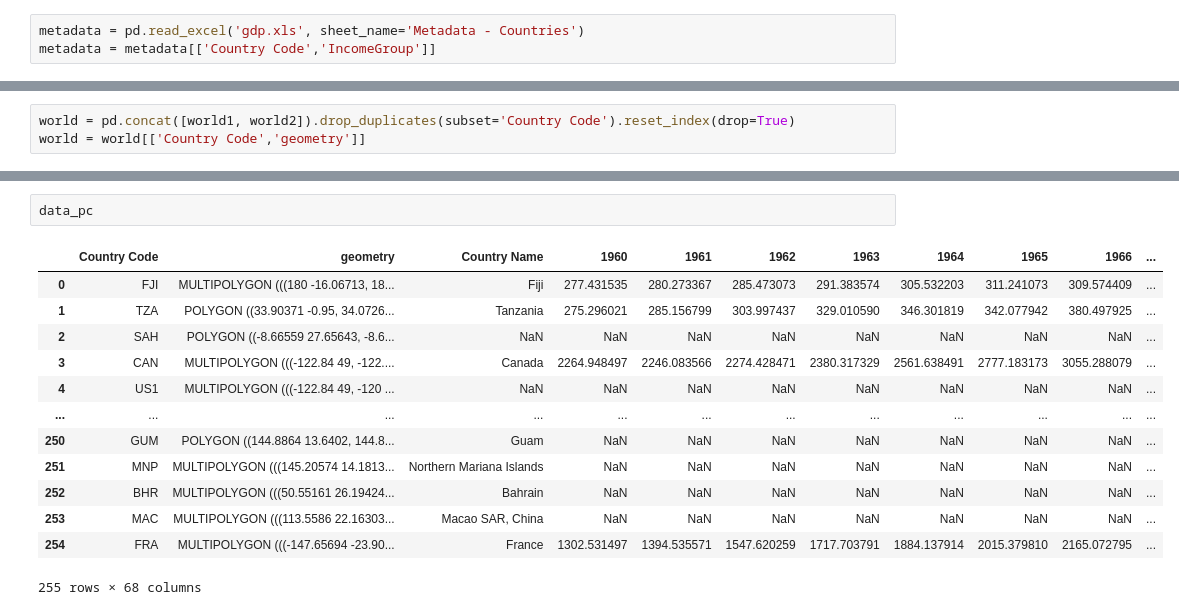
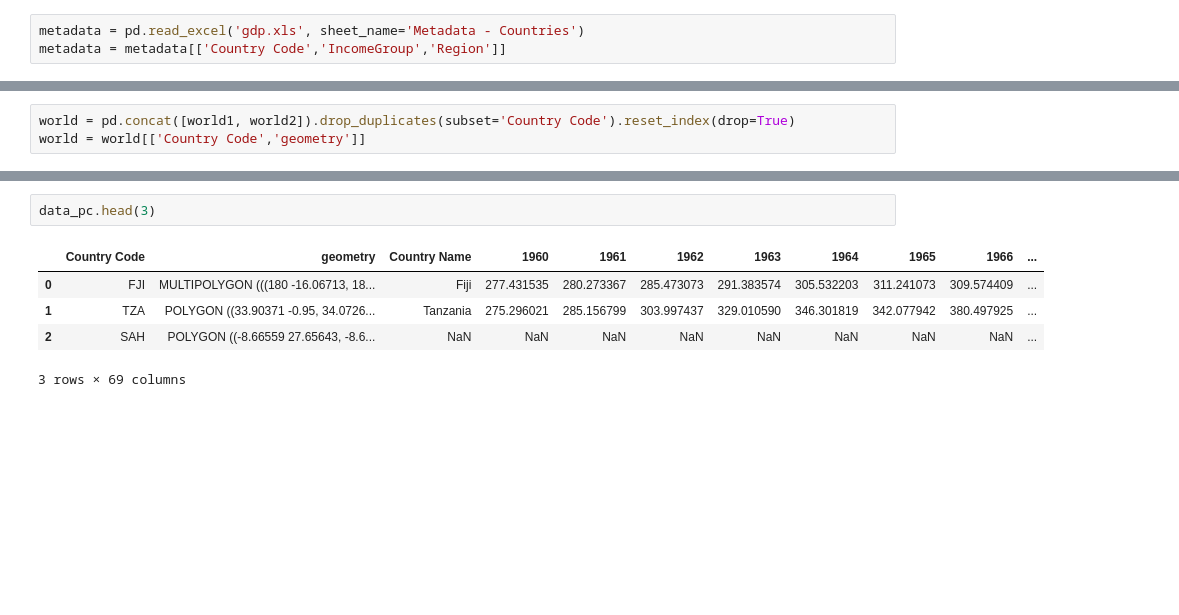
Before and after one commit to coalbush03/GDP-python-analysis, a Jupyter notebook: projekt.ipynb, the cells around one changed output, grey strips where cells are left out. Drawn from its saved outputs; the diff is of its cells as text; blank space fills up the shorter version.

```diff
--- a/projekt.ipynb
+++ b/projekt.ipynb
@@ -26,7 +27,7 @@ gdp_per_capita = gdp_per_capita.drop(columns=['Indicator Name', 'Indicator Code'
 Informacje o tym do jakiej grupy przychodowej zakategoryzowano dane kraje
 # %%
 metadata = pd.read_excel('gdp.xls', sheet_name='Metadata - Countries')
-metadata = metadata[['Country Code','IncomeGroup']]
+metadata = metadata[['Country Code','IncomeGroup','Region']]
 # %% [markdown]
 Join metadanych do kolumn
 # %%
@@ -83,17 +76,9 @@ data
 # %%
-data_pc
+data_pc.head(3)
 # %% [output]
 |  | Country Code | geometry | Country Name | 1960 | 1961 | 1962 | 1963 | 1964 | 1965 | 1966 | ... |
 | 0 | FJI | MULTIPOLYGON (((180 -16.06713, 18... | Fiji | 277.431535 | 280.273367 | 285.473073 | 291.383574 | 305.532203 | 311.241073 | 309.574409 | ... |
 | 1 | TZA | POLYGON ((33.90371 -0.95, 34.0726... | Tanzania | 275.296021 | 285.156799 | 303.997437 | 329.010590 | 346.301819 | 342.077942 | 380.497925 | ... |
 | 2 | SAH | POLYGON ((-8.66559 27.65643, -8.6... | NaN | NaN | NaN | NaN | NaN | NaN | NaN | NaN | ... |
-| 3 | CAN | MULTIPOLYGON (((-122.84 49, -122.... | Canada | 2264.948497 | 2246.083566 | 2274.428471 | 2380.317329 | 2561.638491 | 2777.183173 | 3055.288079 | ... |
-| 4 | US1 | MULTIPOLYGON (((-122.84 49, -120 ... | NaN | NaN | NaN | NaN | NaN | NaN | NaN | NaN | ... |
-| ... | ... | ... | ... | ... | ... | ... | ... | ... | ... | ... | ... |
-| 250 | GUM | POLYGON ((144.8864 13.6402, 144.8... | Guam | NaN | NaN | NaN | NaN | NaN | NaN | NaN | ... |
-| 251 | MNP | MULTIPOLYGON (((145.20574 14.1813... | Northern Mariana Islands | NaN | NaN | NaN | NaN | NaN | NaN | NaN | ... |
-| 252 | BHR | MULTIPOLYGON (((50.55161 26.19424... | Bahrain | NaN | NaN | NaN | NaN | NaN | NaN | NaN | ... |
-| 253 | MAC | MULTIPOLYGON (((113.5586 22.16303... | Macao SAR, China | NaN | NaN | NaN | NaN | NaN | NaN | NaN | ... |
-| 254 | FRA | MULTIPOLYGON (((-147.65694 -23.90... | France | 1302.531497 | 1394.535571 | 1547.620259 | 1717.703791 | 1884.137914 | 2015.379810 | 2165.072795 | ... |
-255 rows × 68 columns
+3 rows × 69 columns
 # %%
```
Also changed, not shown: parts of 8 cells of this notebook.
